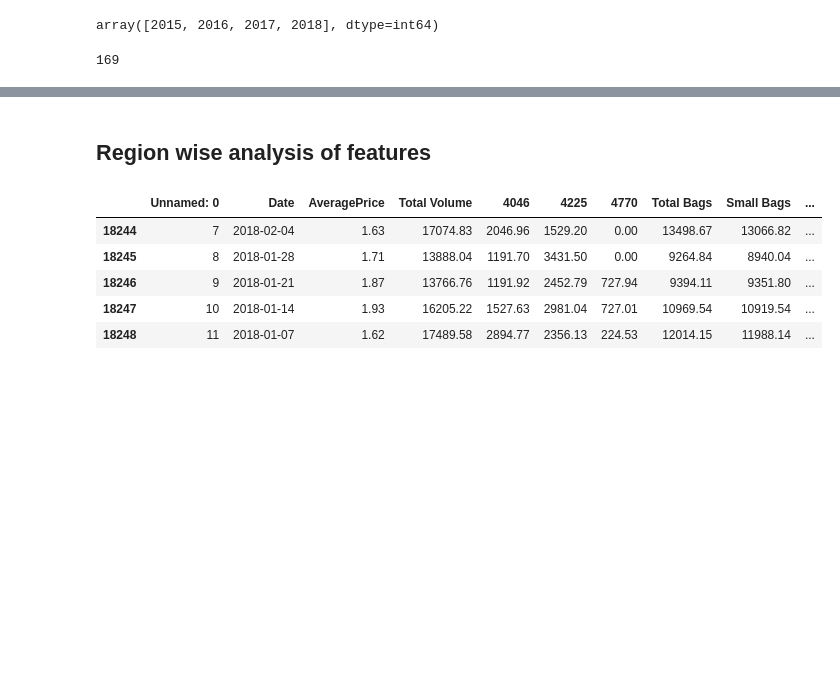
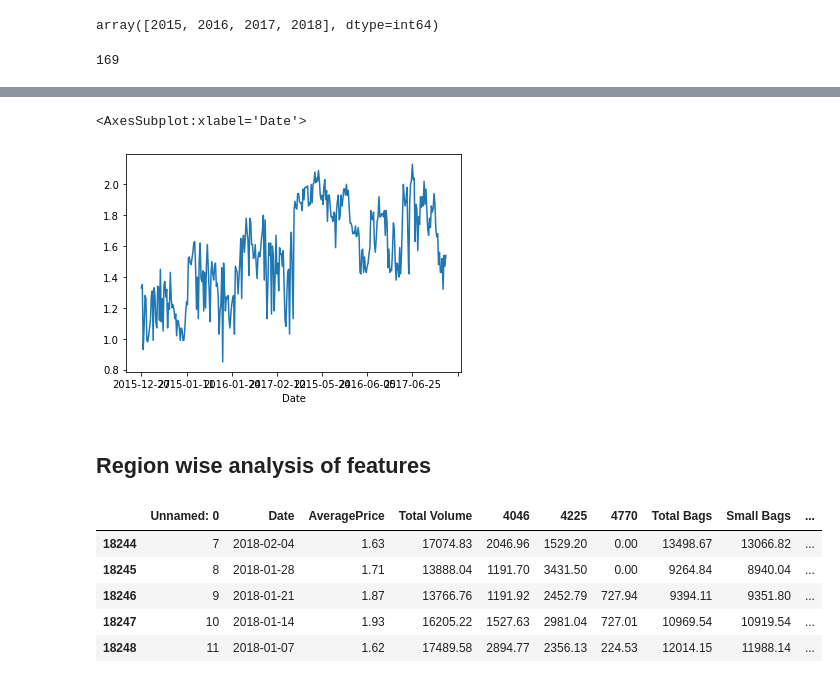
Before and after one commit to DSTeam-Flarminds/Coding-Practice, a Jupyter notebook: Onkar/avocado_data_analysis.ipynb, the cells around one changed output, grey strips where cells are left out. Drawn from its saved outputs; the diff is of its cells as text; code cells hidden in the pictures; blank space fills up the shorter version.

```diff
--- a/Onkar/avocado_data_analysis.ipynb
+++ b/Onkar/avocado_data_analysis.ipynb
@@ -63,3 +117,8 @@ avacado_df.Date.nunique()
+# %%
+albany_df['AveragePrice'].plot()
+# %% [output]
+<AxesSubplot:xlabel='Date'>
+[figure, added]
 # %% [markdown]
 ## Region wise analysis of features
 # %%
```
Also changed, not shown: parts of 7 cells of this notebook, 1 other file.
